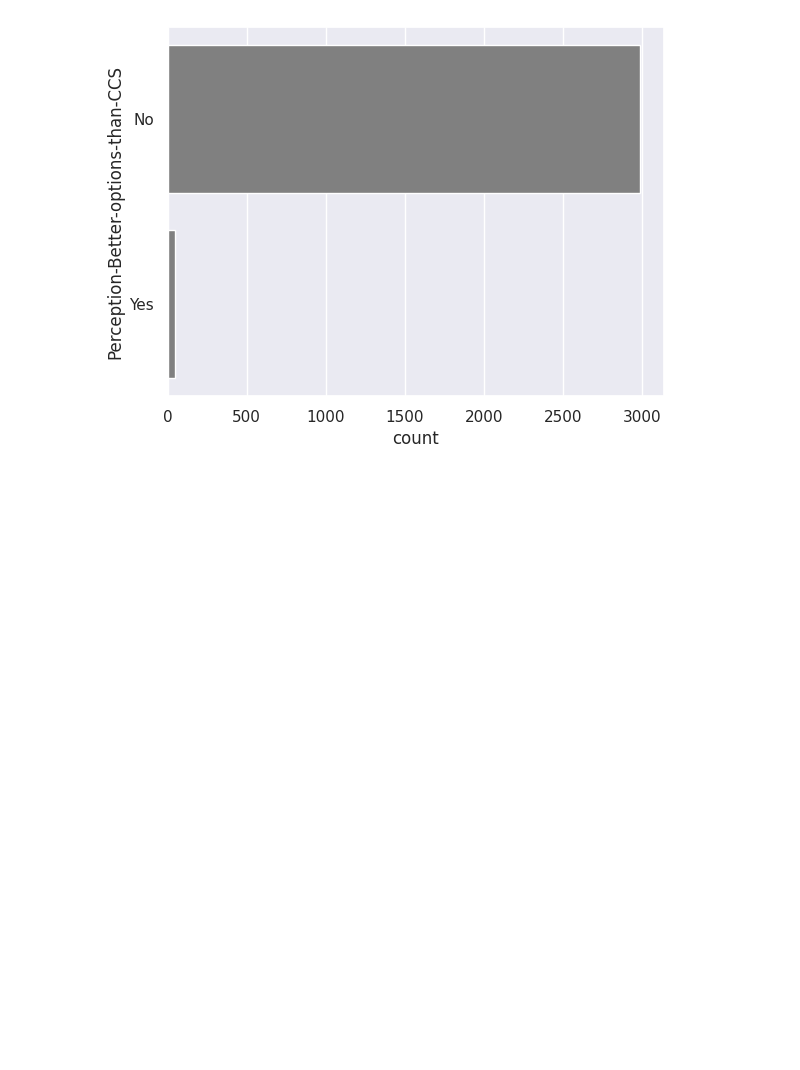
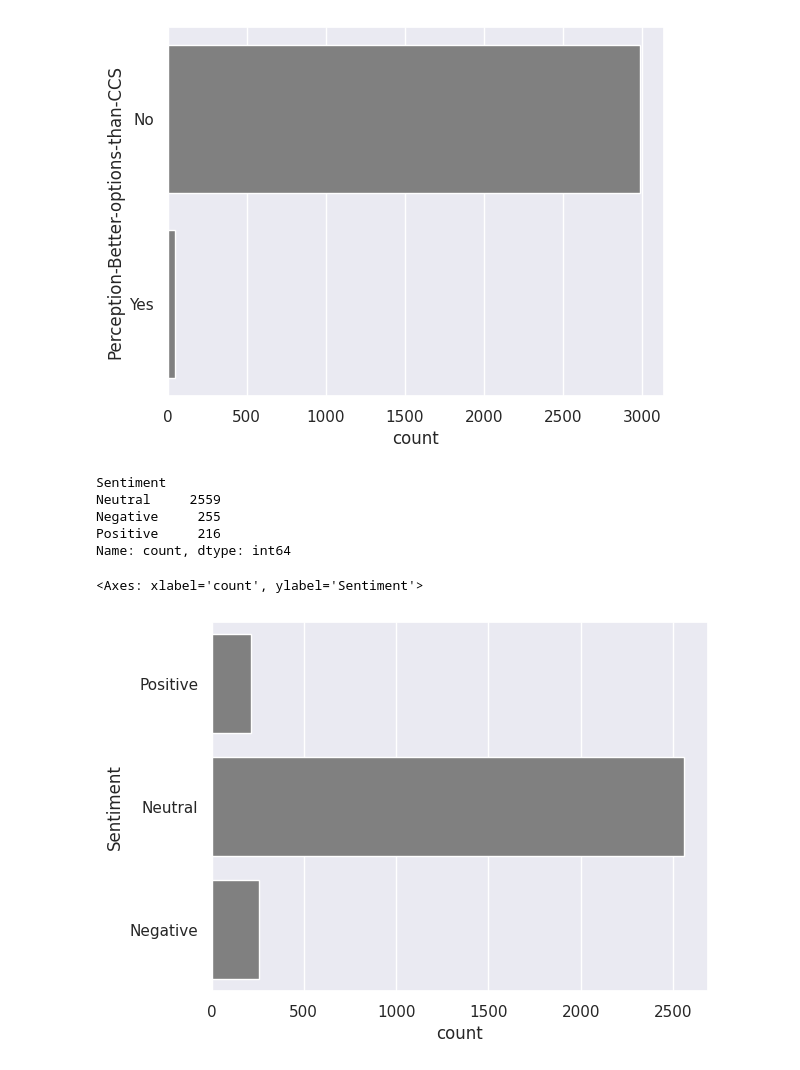
Before and after one commit to Lunazzzzz/SentimentAnalysisCCUS, a Jupyter notebook: CCUS_EDA.ipynb, the cells around one changed output. Saved outputs shown, nothing was run; the diff lists cells and outputs as text; code cells hidden in the pictures; blank space fills up the shorter version.

```diff
--- a/CCUS_EDA.ipynb
+++ b/CCUS_EDA.ipynb
@@ -197,3 +213,14 @@ Yes      45
 Name: count, dtype: int64
 <Axes: xlabel='count', ylabel='Perception-Better-options-than-CCS'>
 [figure]
+# %%
+print(df_ccus['Sentiment'].value_counts())
+sns.countplot(graph['Sentiment'], color='gray')
+# %% [output]
+Sentiment
+Neutral     2559
+Negative     255
+Positive     216
+Name: count, dtype: int64
+<Axes: xlabel='count', ylabel='Sentiment'>
+[figure, added]
```
Also changed, not shown: parts of 1 cell of this notebook.
